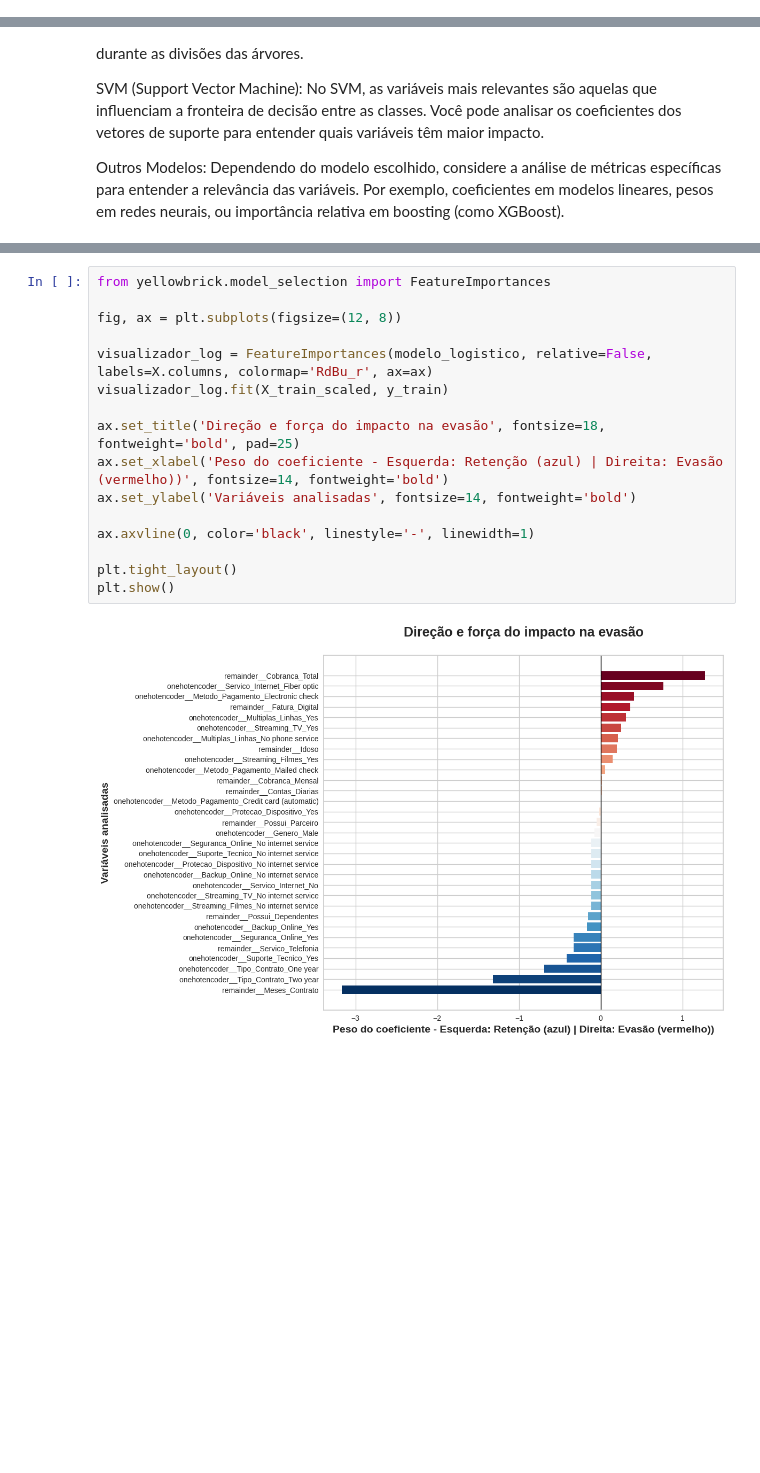
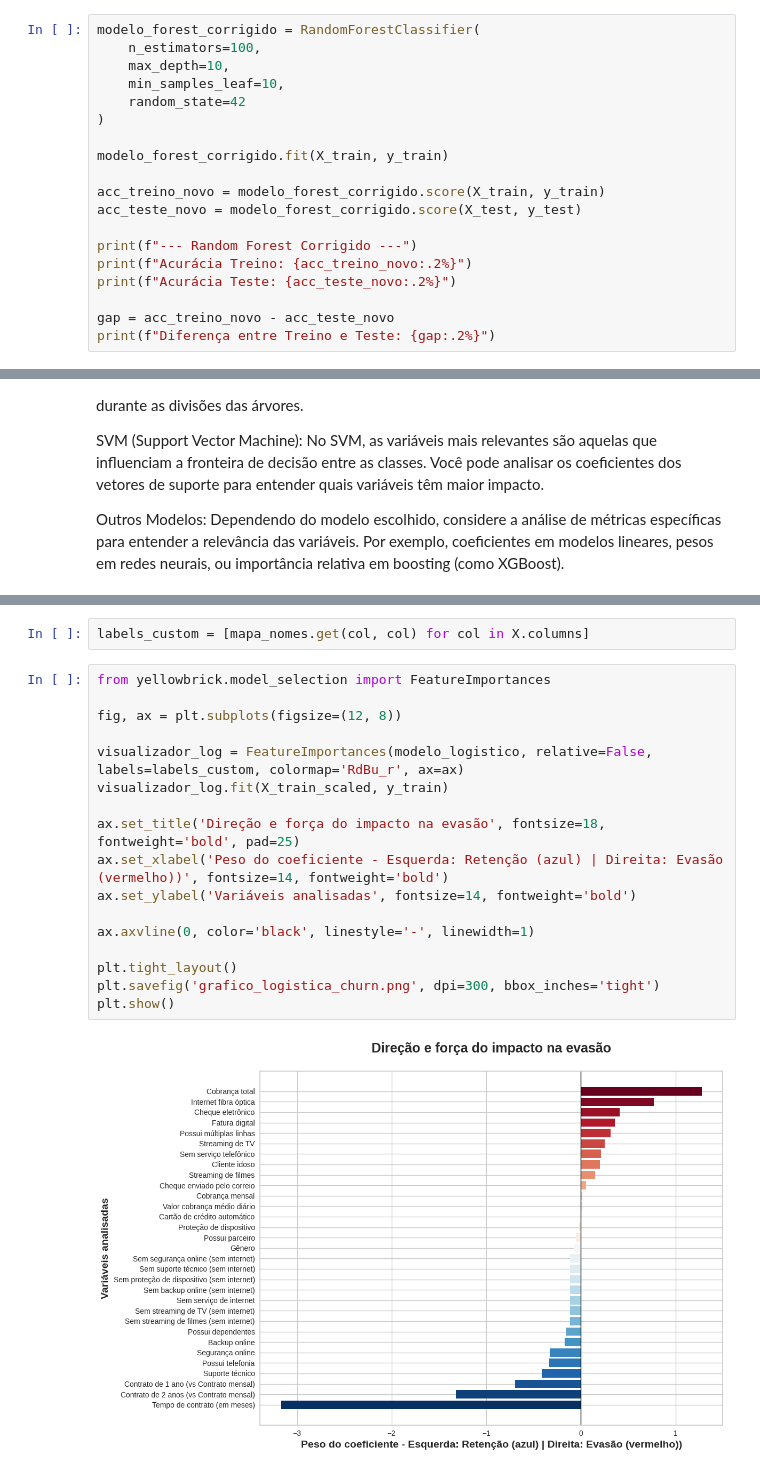
Before and after one commit to alexandrebarbosa-dev/Desafio-Telecom-X-Parte-2-Prevendo-Churn, a Jupyter notebook: Desafio_Telecom_X_–_Parte_2_Prevendo_Churn.ipynb, the cells around one changed output, grey strips where cells are left out. Drawn from its saved outputs; the diff is of its cells as text; blank space fills up the shorter version.

```diff
--- a/Desafio_Telecom_X_–_Parte_2_Prevendo_Churn.ipynb
+++ b/Desafio_Telecom_X_–_Parte_2_Prevendo_Churn.ipynb
@@ -716,0 +740,19 @@ Como não foi solicitado no desafio a correção, isso será feito em um momento
+# %%
+modelo_forest_corrigido = RandomForestClassifier(
+    n_estimators=100,
+    max_depth=10,
+    min_samples_leaf=10,
+    random_state=42
+)
+
+modelo_forest_corrigido.fit(X_train, y_train)
+
+acc_treino_novo = modelo_forest_corrigido.score(X_train, y_train)
+acc_teste_novo = modelo_forest_corrigido.score(X_test, y_test)
+
+print(f"--- Random Forest Corrigido ---")
+print(f"Acurácia Treino: {acc_treino_novo:.2%}")
+print(f"Acurácia Teste: {acc_teste_novo:.2%}")
+
+gap = acc_treino_novo - acc_teste_novo
+print(f"Diferença entre Treino e Teste: {gap:.2%}")
@@ -731,18 +832,21 @@ Outros Modelos: Dependendo do modelo escolhido, considere a análise de métrica
+# %%
+labels_custom = [mapa_nomes.get(col, col) for col in X.columns]
 # %%
 from yellowbrick.model_selection import FeatureImportances
 
 fig, ax = plt.subplots(figsize=(12, 8))
 
-visualizador_log = FeatureImportances(modelo_logistico, relative=False, labels=X.columns, colormap='RdBu_r', ax=ax)
+visualizador_log = FeatureImportances(modelo_logistico, relative=False, labels=labels_custom, colormap='RdBu_r', ax=ax)
 visualizador_log.fit(X_train_scaled, y_train)
 
 ax.set_title('Direção e força do impacto na evasão', fontsize=18, fontweight='bold', pad=25)
 ax.set_xlabel('Peso do coeficiente - Esquerda: Retenção (azul) | Direita: Evasão (vermelho))', fontsize=14, fontweight='bold')
 ax.set_ylabel('Variáveis analisadas', fontsize=14, fontweight='bold')
 
 ax.axvline(0, color='black', linestyle='-', linewidth=1)
 
 plt.tight_layout()
+plt.savefig('grafico_logistica_churn.png', dpi=300, bbox_inches='tight')
 plt.show()
 # %% [output]
-[figure, old version]
+[figure, new version]
```
Also changed, not shown: parts of 14 cells of this notebook.
